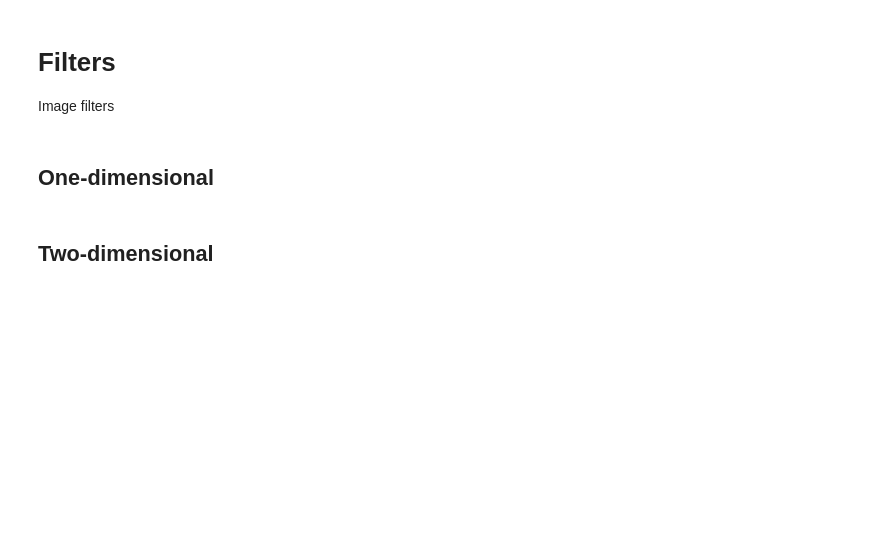
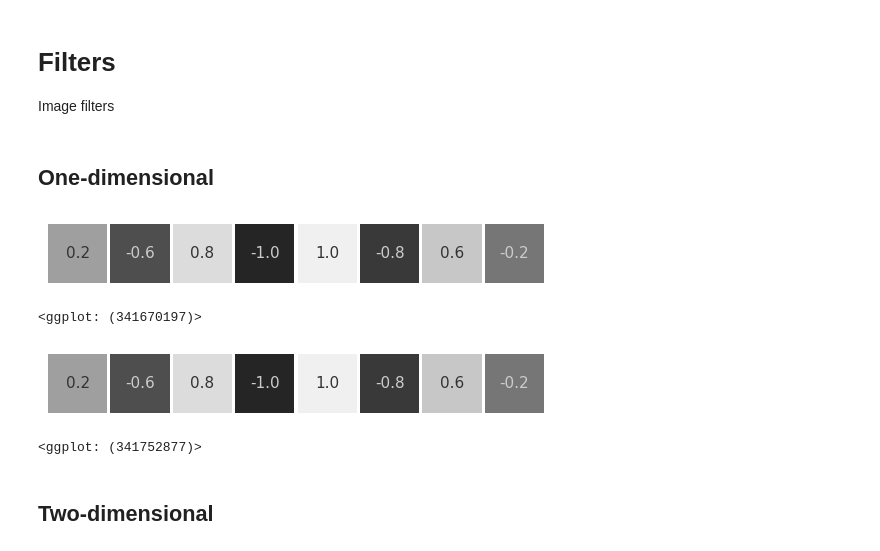
Before and after one commit to JCZuurmond/pyjpeg, a Jupyter notebook: notebooks/gddfest2019.ipynb, the cells around one changed output. Drawn from its saved outputs; the diff is of its cells as text; code cells hidden in the pictures; blank space fills up the shorter version.

```diff
--- a/notebooks/gddfest2019.ipynb
+++ b/notebooks/gddfest2019.ipynb
@@ -136,3 +136,17 @@ for spatial_frequency in range(9):
+# %%
+dct_cos = lambda x, u: np.cos(((2 * x + 1) * u * np.pi) / 16)
+dct_values = dct_cos(np.arange(8), 7).reshape(1, 8)
+matshow(dct_values, vmin=-1, vmax=1)
+# %% [output]
+[figure, added]
+<ggplot: (341670197)>
+# %%
+dct_cos = lambda x, u: np.cos((np.pi / 8) * (x + .5) * u)
+dct_values = dct_cos(np.arange(8), 7).reshape(1, 8)
+matshow(dct_values, vmin=-1, vmax=1)
+# %% [output]
+[figure, added]
+<ggplot: (341752877)>
 # %% [markdown]
 ## Two-dimensional
 # %%
```
Also changed, not shown: parts of 9 cells of this notebook, 12 other files.
